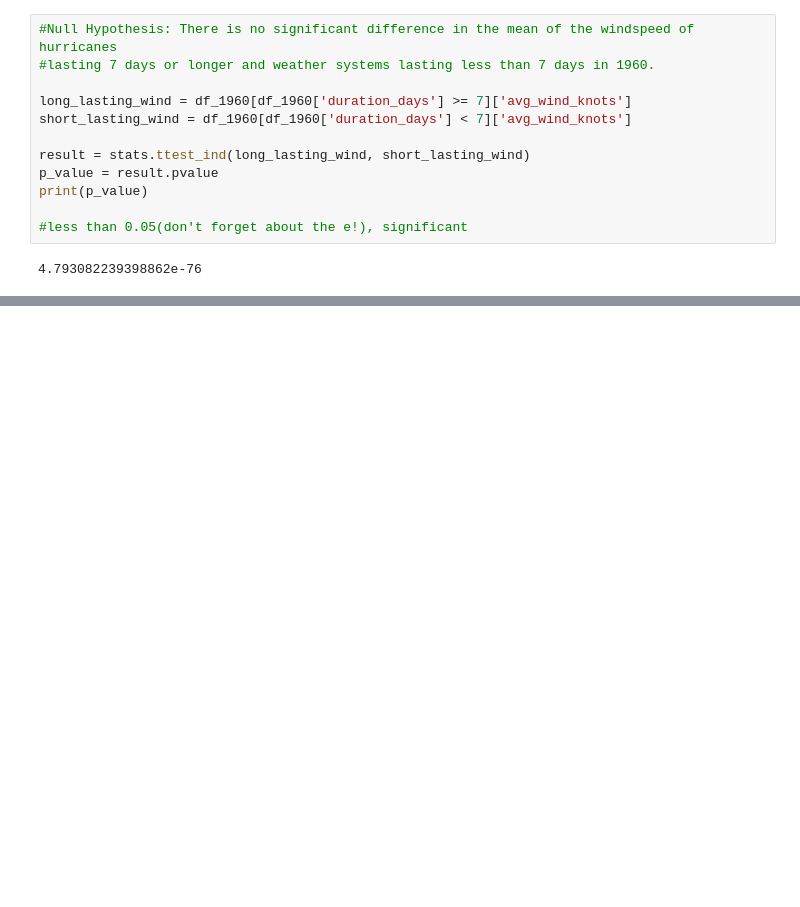
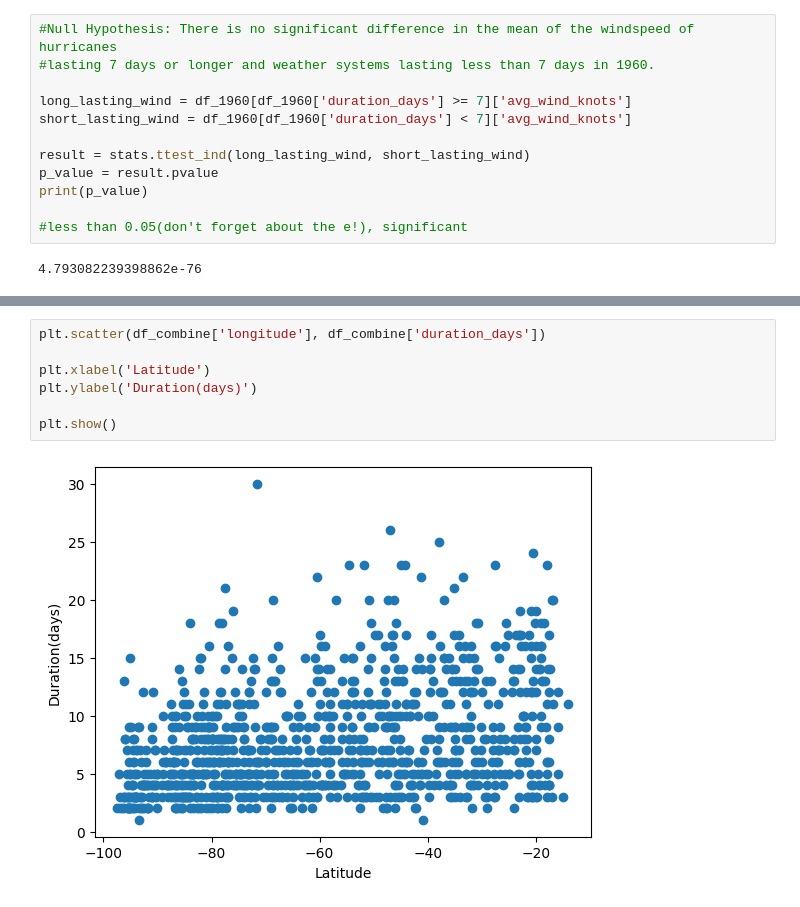
Before and after one commit to Erica4397/for_coding_camp1, a Jupyter notebook: ForCodingCampNotebook.ipynb, the cells around one changed output, grey strips where cells are left out. Cells and saved outputs as stored; diff of their text form; blank space fills up the shorter version.

```diff
--- a/ForCodingCampNotebook.ipynb
+++ b/ForCodingCampNotebook.ipynb
@@ -509,0 +620,9 @@ plt.plot([y_test.min(), y_test.max()], [y_test.min(), y_test.max()], color = 'bl
+# %%
+plt.scatter(df_combine['longitude'], df_combine['duration_days'])
+
+plt.xlabel('Latitude')
+plt.ylabel('Duration(days)')
+
+plt.show()
+# %% [output]
+[figure, added]
```
Also changed, not shown: parts of 20 cells of this notebook.
